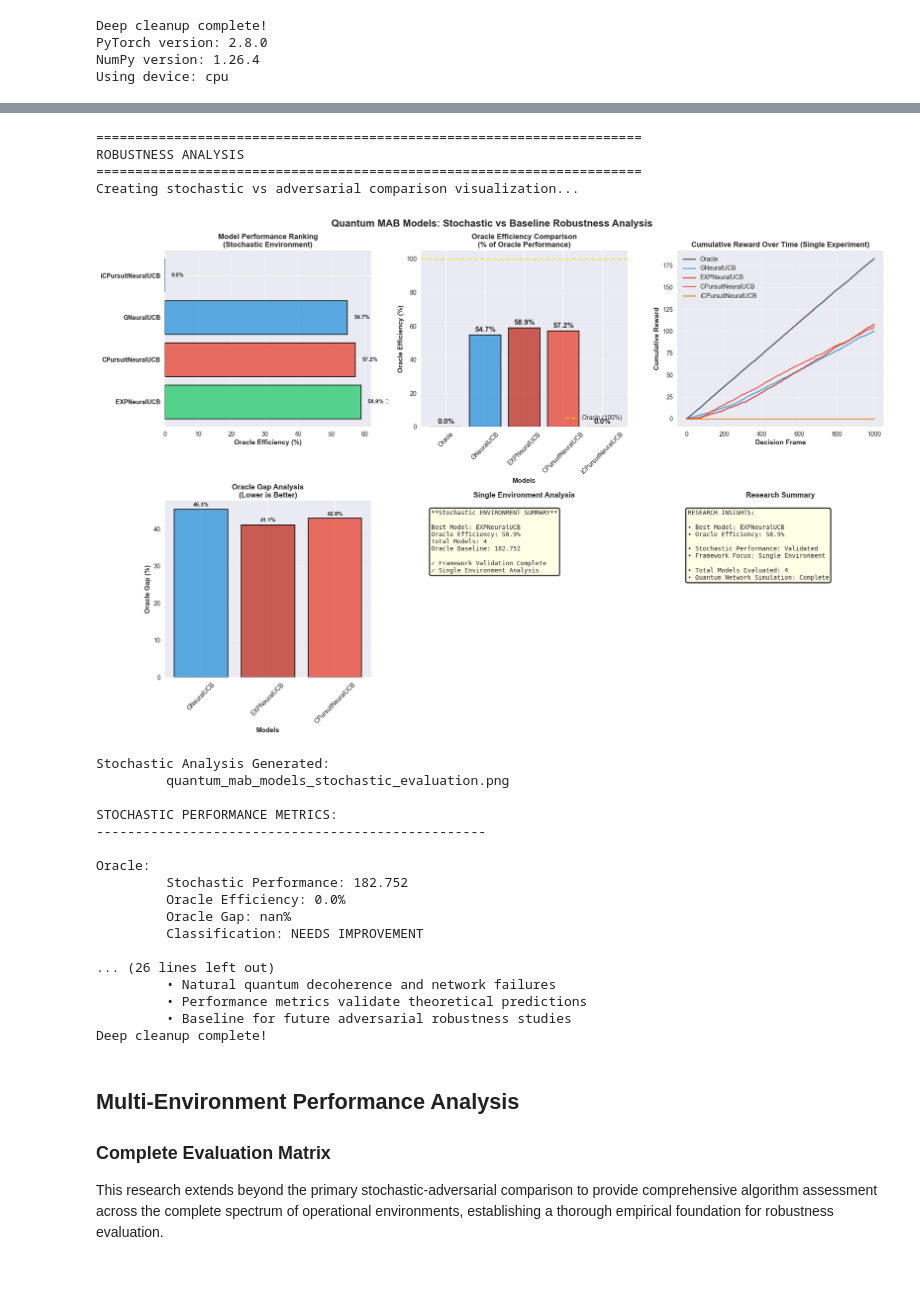
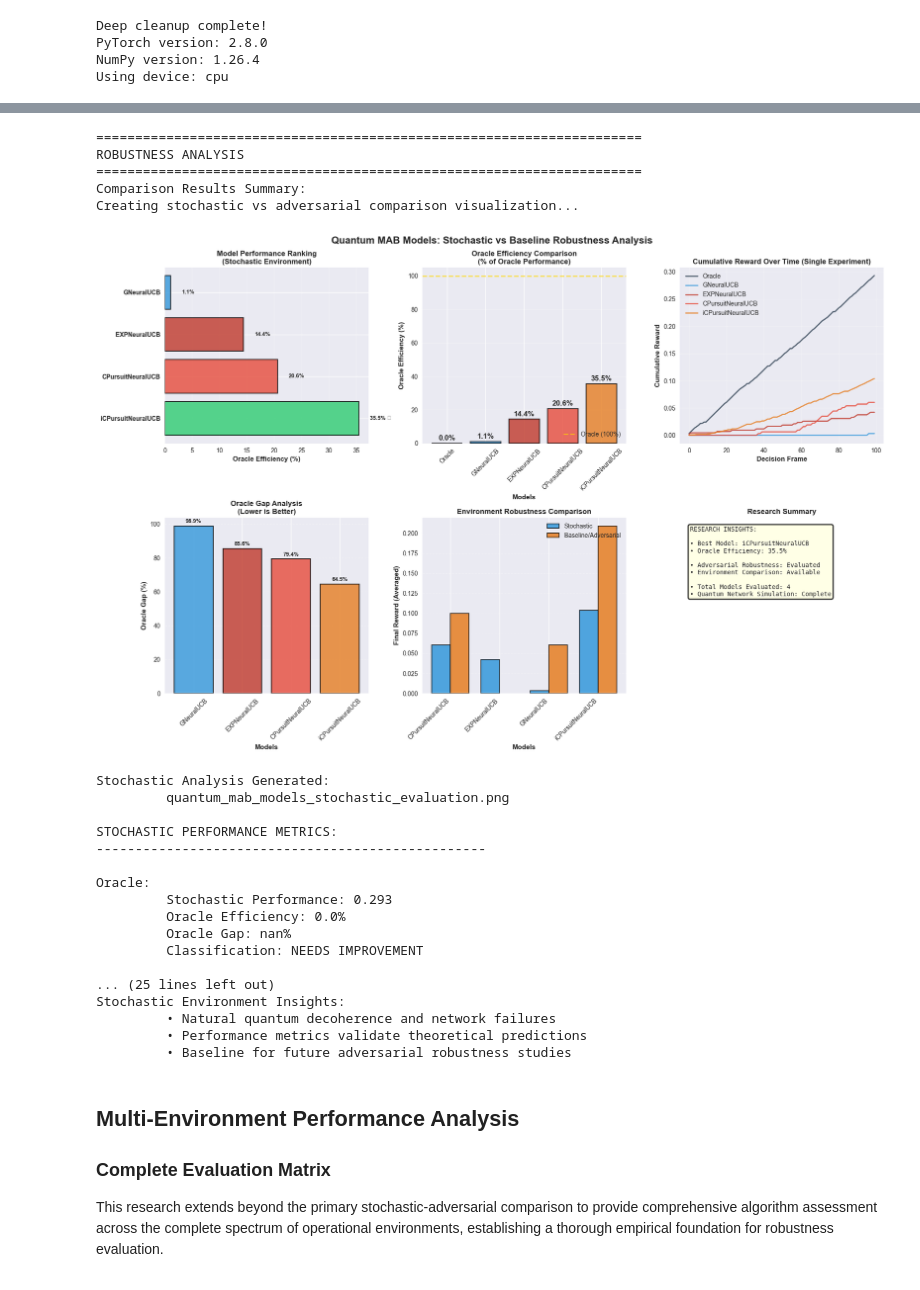
Before and after one commit to pzg8794/quantum_project, a Jupyter notebook: Hybrid_MABs_Evaluation_Framework/MAB-Models_Evaluation-Framework-X_Quick_Runs.ipynb, the cells around one changed output, grey strips where cells are left out. Cells and saved outputs as stored; diff of their text form; code cells hidden in the pictures.

```diff
--- a/Hybrid_MABs_Evaluation_Framework/MAB-Models_Evaluation-Framework-X_Quick_Runs.ipynb
+++ b/Hybrid_MABs_Evaluation_Framework/MAB-Models_Evaluation-Framework-X_Quick_Runs.ipynb
@@ -313,9 +313,9 @@ models = quantum_configs.NEURAL_MODELS
 FRAMEWORK_CONFIG = {
     # Testing Configuration (lightweight for development)
     'test_mode': True,  # Set to False for final comprehensive evaluation
-    'base_frames': 1000,    # Quick testing (increase to 4000+ for final runs)
+    'base_frames': 100,    # Quick testing (increase to 4000+ for final runs)
     'exp_num': 1,  # Fast iteration (increase to 10+ for statistical significance)
-    'frame_step': 2000,
+    'frame_step': 100,
     'models': models,
 
     # Production Configuration (for final evaluation)
@@ -497,22 +603,5 @@ Using device: cpu
 # %%
 # @title Quantum MAB Models Stochastic Evaluation - Primary Framework Execution
-
-# Define evaluation scenarios based on framework focus
-if FRAMEWORK_CONFIG['main_env'] == 'stochastic':
-    # Primary stochastic evaluation with optional comparison
-    test_scenarios = {
-        'stochastic': 'Stochastic (Natural Network Failures)',
-        'none': 'Baseline (Optimal Conditions)'  # For comparison
-    }
-    evaluation_type = "STOCHASTIC-FOCUSED"
-else:
-    # Fallback to stochastic vs adversarial for comparison
-    test_scenarios = {
-        'stochastic': 'Stochastic (Natural Network Failures)',
-        'adaptive': 'Adversarial (Strategic Attacks)'
-    }
-    evaluation_type = "COMPARATIVE"
-
 print("=" * 70)
 print("QUANTUM MAB MODELS EVALUATION FRAMEWORK - STOCHASTIC FOCUS")
 print("=" * 70)
@@ -533,9 +622,7 @@ print("=" * 70)
 # Execute framework evaluation
 try:
     print("Running Quantum MAB Models Evaluation...")
-    comparison_results = evaluator.test_stochastic_environment(runs=current_experiments, scenarios=test_scenarios)
-    evaluator.calculate_scenarios_winner(comparison_results=comparison_results, scenarios=test_scenarios)
-    evaluator.calculate_scenarios_performance()
+    comparison_results = evaluator.test_stochastic_environment(runs=current_experiments, scenarios=test_scenarios, cal_winner=True)
     evaluator.calculate_scenario_performance(scenario=FRAMEWORK_CONFIG['main_env'])
     print(f"\nQuantum MAB Models Evaluation Framework - {evaluation_type} evaluation completed!")
 except Exception as e:
@@ -640,6 +796,10 @@ print("ROBUSTNESS ANALYSIS")
 print("=" * 70)
 
 try:
+    # pretty print comparison results
+    import pprint
+    print("Comparison Results Summary:")
+    # pprint.pprint(comparison_results)
     viz = QuantumEvaluatorVisualizer(comparison_results)
     viz.plot_stochastic_vs_adversarial_comparison()
 
@@ -671,40 +831,35 @@ try:
                 print(f"\t Stochastic Performance: {stoch_reward:.3f}")
                 print(f"\t Oracle Efficiency: {efficiency:.1f}%")
                 print(f"\t Oracle Gap: {gap:.1f}%")
 
                 if efficiency > 90:     classification = "EXCELLENT"
                 elif efficiency > 80:   classification = "GOOD"
                 elif efficiency > 70:   classification = "MODERATE"
                 else:                   classification = "NEEDS IMPROVEMENT"
 
                 print(f"\t Classification: {classification}")
 
                 if alg == winner:
                     print(f"\t ★ WINNER ★")
 
         print("\nStochastic Environment Insights:")
         print("\t • Natural quantum decoherence and network failures")
         print("\t • Performance metrics validate theoretical predictions")
         print("\t • Baseline for future adversarial robustness studies")
     else:
         print("No stochastic averaged results available")
 
 except Exception as e:
     print(f"Error in robustness analysis: {e}")
     import traceback
     traceback.print_exc()
-
-
-# =============================================================================
-# STEP 4: Cleanup After Run
-# =============================================================================
-deep_cleanup()
 # %% [output]
 ======================================================================
 ROBUSTNESS ANALYSIS
 ======================================================================
+Comparison Results Summary:
 Creating stochastic vs adversarial comparison visualization...
-[figure, old version]
+[figure, new version]
 Stochastic Analysis Generated:
          quantum_mab_models_stochastic_evaluation.png
 
@@ -712,16 +867,16 @@ STOCHASTIC PERFORMANCE METRICS:
 --------------------------------------------------
 
 Oracle:
-         Stochastic Performance: 182.752
+         Stochastic Performance: 0.293
          Oracle Efficiency: 0.0%
          Oracle Gap: nan%
          Classification: NEEDS IMPROVEMENT
 
-... (26 lines left out)
+... (25 lines left out)
+Stochastic Environment Insights:
          • Natural quantum decoherence and network failures
          • Performance metrics validate theoretical predictions
          • Baseline for future adversarial robustness studies
-Deep cleanup complete!
 # %% [markdown]
 ## Multi-Environment Performance Analysis
 
```
Also changed, not shown: parts of 4 cells of this notebook, 5 other files.
